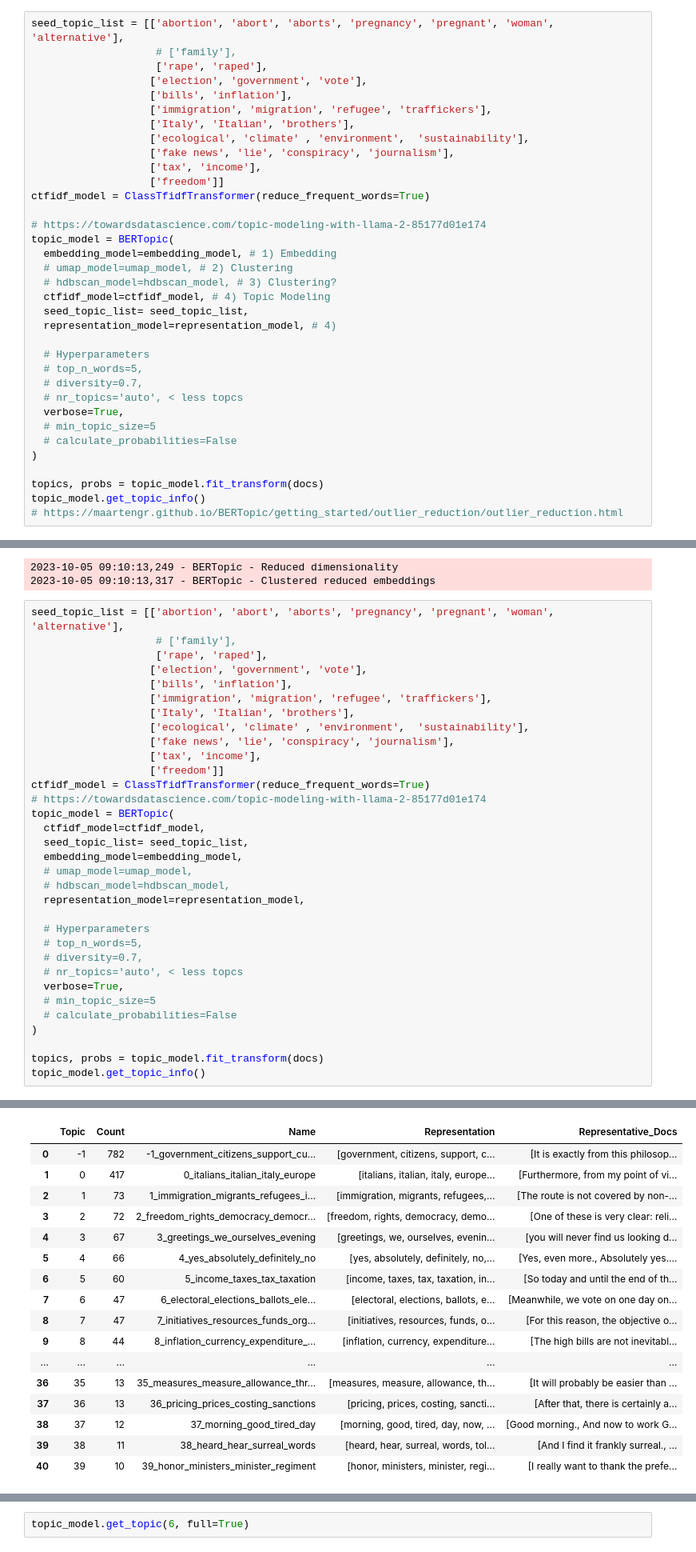
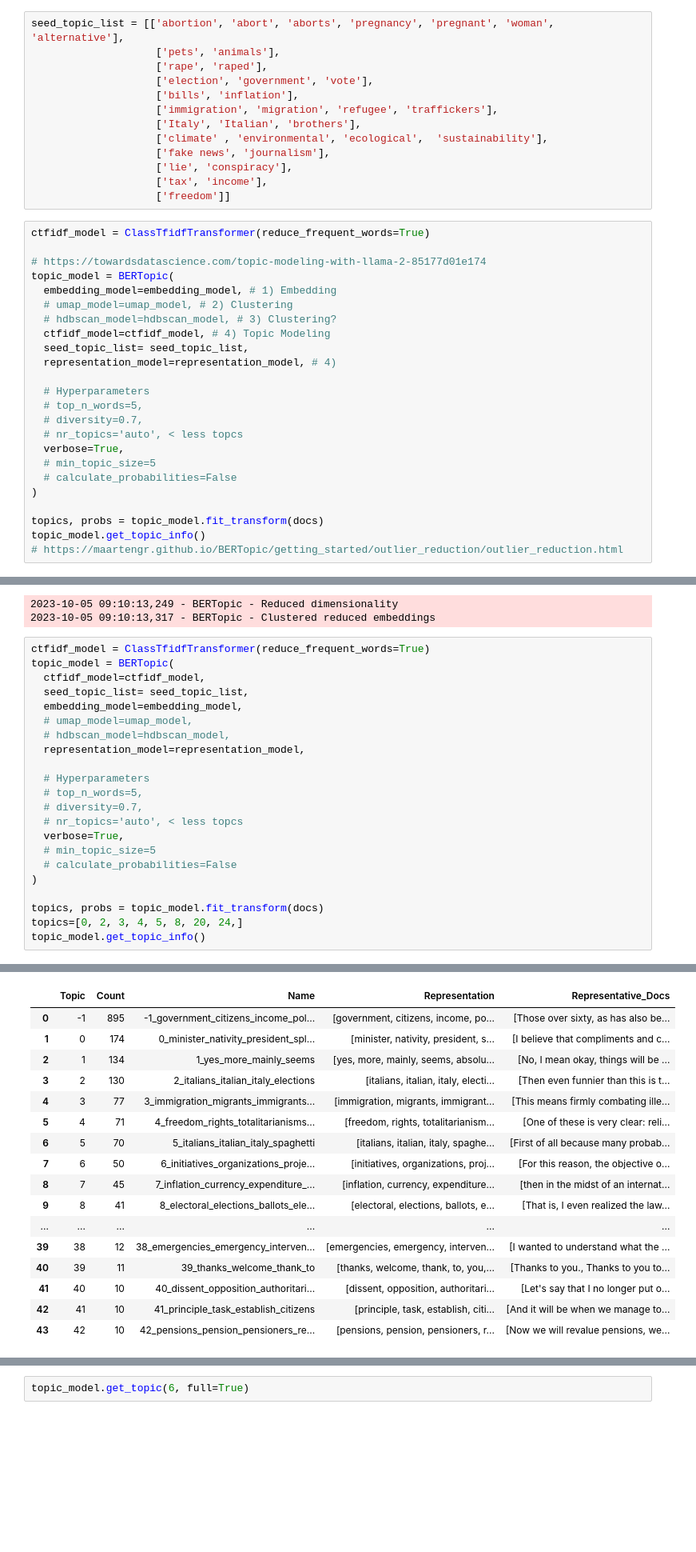
Before and after one commit to frasercrichton/investigation-influence-industry-italy, a Jupyter notebook: analysis/AnalyseTopicMap.ipynb, the cells around one changed output, grey strips where cells are left out. Shown: that part at 80% size. Cells and saved outputs as stored; diff of their text form; blank space fills up the shorter version.

Commit message:
feat: topic map work.

```diff
--- a/analysis/AnalyseTopicMap.ipynb
+++ b/analysis/AnalyseTopicMap.ipynb
@@ -149,15 +152,17 @@ representation_model = keybert_model
+# %%
+seed_topic_list = [['abortion', 'abort', 'aborts', 'pregnancy', 'pregnant', 'woman', 'alternative'],
+                    ['pets', 'animals'],
+                    ['rape', 'raped'],
+                    ['election', 'government', 'vote'],
+                    ['bills', 'inflation'],
+                    ['immigration', 'migration', 'refugee', 'traffickers'],
+                    ['Italy', 'Italian', 'brothers'],
+                    ['climate' , 'environmental', 'ecological',  'sustainability'],
+                    ['fake news', 'journalism'],
+                    ['lie', 'conspiracy'],
+                    ['tax', 'income'],
+                    ['freedom']]
 # %%
-seed_topic_list = [['abortion', 'abort', 'aborts', 'pregnancy', 'pregnant', 'woman', 'alternative'],
-                    # ['family'],
-                    ['rape', 'raped'],
-                   ['election', 'government', 'vote'],
-                   ['bills', 'inflation'],
-                   ['immigration', 'migration', 'refugee', 'traffickers'],
-                   ['Italy', 'Italian', 'brothers'],
-                   ['ecological', 'climate' , 'environment',  'sustainability'],
-                   ['fake news', 'lie', 'conspiracy', 'journalism'],
-                   ['tax', 'income'],
-                   ['freedom']]
 ctfidf_model = ClassTfidfTransformer(reduce_frequent_words=True)
 
 # https://towardsdatascience.com/topic-modeling-with-llama-2-85177d01e174
@@ -186,19 +191,7 @@ topic_model.get_topic_info()
 2023-10-05 09:10:13,249 - BERTopic - Reduced dimensionality
 2023-10-05 09:10:13,317 - BERTopic - Clustered reduced embeddings
 # %%
-seed_topic_list = [['abortion', 'abort', 'aborts', 'pregnancy', 'pregnant', 'woman', 'alternative'],
-                    # ['family'],
-                    ['rape', 'raped'],
-                   ['election', 'government', 'vote'],
-                   ['bills', 'inflation'],
-                   ['immigration', 'migration', 'refugee', 'traffickers'],
-                   ['Italy', 'Italian', 'brothers'],
-                   ['ecological', 'climate' , 'environment',  'sustainability'],
-                   ['fake news', 'lie', 'conspiracy', 'journalism'],
-                   ['tax', 'income'],
-                   ['freedom']]
 ctfidf_model = ClassTfidfTransformer(reduce_frequent_words=True)
-# https://towardsdatascience.com/topic-modeling-with-llama-2-85177d01e174
 topic_model = BERTopic(
   ctfidf_model=ctfidf_model,
   seed_topic_list= seed_topic_list,
@@ -217,5 +210,6 @@ topic_model = BERTopic(
 )
 
 topics, probs = topic_model.fit_transform(docs)
+topics=[0, 2, 3, 4, 5, 8, 20, 24,]
 topic_model.get_topic_info()
 # %% [output]
@@ -225,17 +219,17 @@ topic_model.get_topic_info()
 |  | Topic | Count | Name | Representation | Representative_Docs |
-| 0 | -1 | 782 | -1_government_citizens_support_cu... | [government, citizens, support, c... | [It is exactly from this philosop... |
-| 1 | 0 | 417 | 0_italians_italian_italy_europe | [italians, italian, italy, europe... | [Furthermore, from my point of vi... |
-| 2 | 1 | 73 | 1_immigration_migrants_refugees_i... | [immigration, migrants, refugees,... | [The route is not covered by non-... |
-| 3 | 2 | 72 | 2_freedom_rights_democracy_democr... | [freedom, rights, democracy, demo... | [One of these is very clear: reli... |
-| 4 | 3 | 67 | 3_greetings_we_ourselves_evening | [greetings, we, ourselves, evenin... | [you will never find us looking d... |
-| 5 | 4 | 66 | 4_yes_absolutely_definitely_no | [yes, absolutely, definitely, no,... | [Yes, even more., Absolutely yes.... |
-| 6 | 5 | 60 | 5_income_taxes_tax_taxation | [income, taxes, tax, taxation, in... | [So today and until the end of th... |
-| 7 | 6 | 47 | 6_electoral_elections_ballots_ele... | [electoral, elections, ballots, e... | [Meanwhile, we vote on one day on... |
-| 8 | 7 | 47 | 7_initiatives_resources_funds_org... | [initiatives, resources, funds, o... | [For this reason, the objective o... |
-| 9 | 8 | 44 | 8_inflation_currency_expenditure_... | [inflation, currency, expenditure... | [The high bills are not inevitabl... |
+| 0 | -1 | 895 | -1_government_citizens_income_pol... | [government, citizens, income, po... | [Those over sixty, as has also be... |
+| 1 | 0 | 174 | 0_minister_nativity_president_spl... | [minister, nativity, president, s... | [I believe that compliments and c... |
+| 2 | 1 | 134 | 1_yes_more_mainly_seems | [yes, more, mainly, seems, absolu... | [No, I mean okay, things will be ... |
+| 3 | 2 | 130 | 2_italians_italian_italy_elections | [italians, italian, italy, electi... | [Then even funnier than this is t... |
+| 4 | 3 | 77 | 3_immigration_migrants_immigrants... | [immigration, migrants, immigrant... | [This means firmly combating ille... |
+| 5 | 4 | 71 | 4_freedom_rights_totalitarianisms... | [freedom, rights, totalitarianism... | [One of these is very clear: reli... |
+| 6 | 5 | 70 | 5_italians_italian_italy_spaghetti | [italians, italian, italy, spaghe... | [First of all because many probab... |
+| 7 | 6 | 50 | 6_initiatives_organizations_proje... | [initiatives, organizations, proj... | [For this reason, the objective o... |
+| 8 | 7 | 45 | 7_inflation_currency_expenditure_... | [inflation, currency, expenditure... | [then in the midst of an internat... |
+| 9 | 8 | 41 | 8_electoral_elections_ballots_ele... | [electoral, elections, ballots, e... | [That is, I even realized the law... |
 | ... | ... | ... | ... | ... | ... |
-| 36 | 35 | 13 | 35_measures_measure_allowance_thr... | [measures, measure, allowance, th... | [It will probably be easier than ... |
-| 37 | 36 | 13 | 36_pricing_prices_costing_sanctions | [pricing, prices, costing, sancti... | [After that, there is certainly a... |
-| 38 | 37 | 12 | 37_morning_good_tired_day | [morning, good, tired, day, now, ... | [Good morning., And now to work G... |
-| 39 | 38 | 11 | 38_heard_hear_surreal_words | [heard, hear, surreal, words, tol... | [And I find it frankly surreal., ... |
-| 40 | 39 | 10 | 39_honor_ministers_minister_regiment | [honor, ministers, minister, regi... | [I really want to thank the prefe... |
+| 39 | 38 | 12 | 38_emergencies_emergency_interven... | [emergencies, emergency, interven... | [I wanted to understand what the ... |
+| 40 | 39 | 11 | 39_thanks_welcome_thank_to | [thanks, welcome, thank, to, you,... | [Thanks to you., Thanks to you to... |
+| 41 | 40 | 10 | 40_dissent_opposition_authoritari... | [dissent, opposition, authoritari... | [Let's say that I no longer put o... |
+| 42 | 41 | 10 | 41_principle_task_establish_citizens | [principle, task, establish, citi... | [And it will be when we manage to... |
+| 43 | 42 | 10 | 42_pensions_pension_pensioners_re... | [pensions, pension, pensioners, r... | [Now we will revalue pensions, we... |
```
Also changed, not shown: parts of 12 cells of this notebook, 7 other files.
